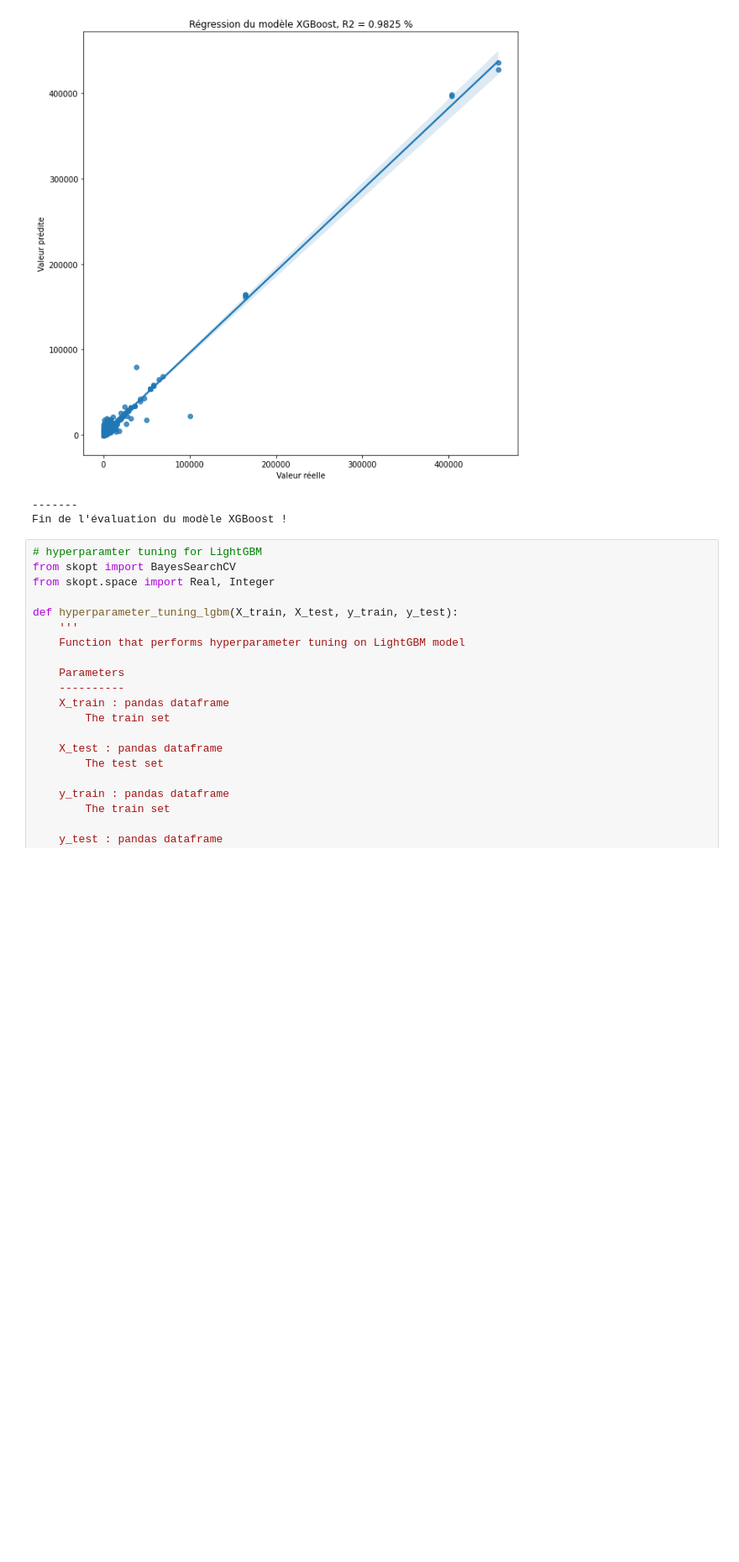
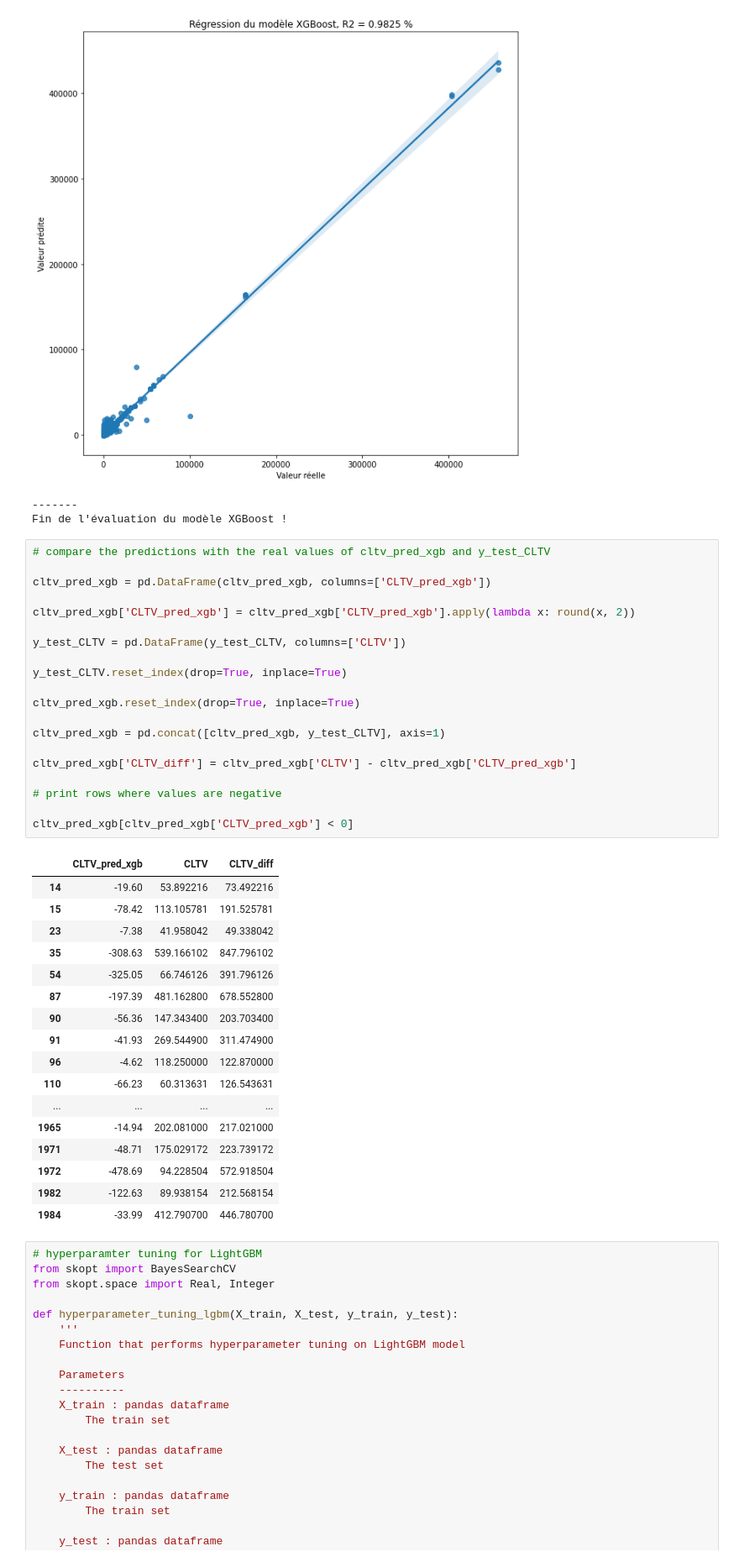
Before and after one commit to ElieTrigano/CRP_VC, a Jupyter notebook: model_v1_cleaned.ipynb, the cells around one changed output. Shown: that part at 84% size. Cells and saved outputs as stored; diff of their text form; blank space fills up the shorter version.

```diff
--- a/model_v1_cleaned.ipynb
+++ b/model_v1_cleaned.ipynb
@@ -942,6 +991,44 @@ Evaluation finie !
 [figure]
 -------
 Fin de l'évaluation du modèle XGBoost !
+# %%
+# compare the predictions with the real values of cltv_pred_xgb and y_test_CLTV
+
+cltv_pred_xgb = pd.DataFrame(cltv_pred_xgb, columns=['CLTV_pred_xgb'])
+
+cltv_pred_xgb['CLTV_pred_xgb'] = cltv_pred_xgb['CLTV_pred_xgb'].apply(lambda x: round(x, 2))
+
+y_test_CLTV = pd.DataFrame(y_test_CLTV, columns=['CLTV'])
+
+y_test_CLTV.reset_index(drop=True, inplace=True)
+
+cltv_pred_xgb.reset_index(drop=True, inplace=True)
+
+cltv_pred_xgb = pd.concat([cltv_pred_xgb, y_test_CLTV], axis=1)
+
+cltv_pred_xgb['CLTV_diff'] = cltv_pred_xgb['CLTV'] - cltv_pred_xgb['CLTV_pred_xgb']
+
+# print rows where values are negative
+
+cltv_pred_xgb[cltv_pred_xgb['CLTV_pred_xgb'] < 0]
+# %% [output]
+|  | CLTV_pred_xgb | CLTV | CLTV_diff |
+| 14 | -19.60 | 53.892216 | 73.492216 |
+| 15 | -78.42 | 113.105781 | 191.525781 |
+| 23 | -7.38 | 41.958042 | 49.338042 |
+| 35 | -308.63 | 539.166102 | 847.796102 |
+| 54 | -325.05 | 66.746126 | 391.796126 |
+| 87 | -197.39 | 481.162800 | 678.552800 |
+| 90 | -56.36 | 147.343400 | 203.703400 |
+| 91 | -41.93 | 269.544900 | 311.474900 |
+| 96 | -4.62 | 118.250000 | 122.870000 |
+| 110 | -66.23 | 60.313631 | 126.543631 |
+| ... | ... | ... | ... |
+| 1965 | -14.94 | 202.081000 | 217.021000 |
+| 1971 | -48.71 | 175.029172 | 223.739172 |
+| 1972 | -478.69 | 94.228504 | 572.918504 |
+| 1982 | -122.63 | 89.938154 | 212.568154 |
+| 1984 | -33.99 | 412.790700 | 446.780700 |
 # %%
 # hyperparamter tuning for LightGBM
 from skopt import BayesSearchCV
```
Also changed, not shown: parts of 17 cells of this notebook, 11 other files.
